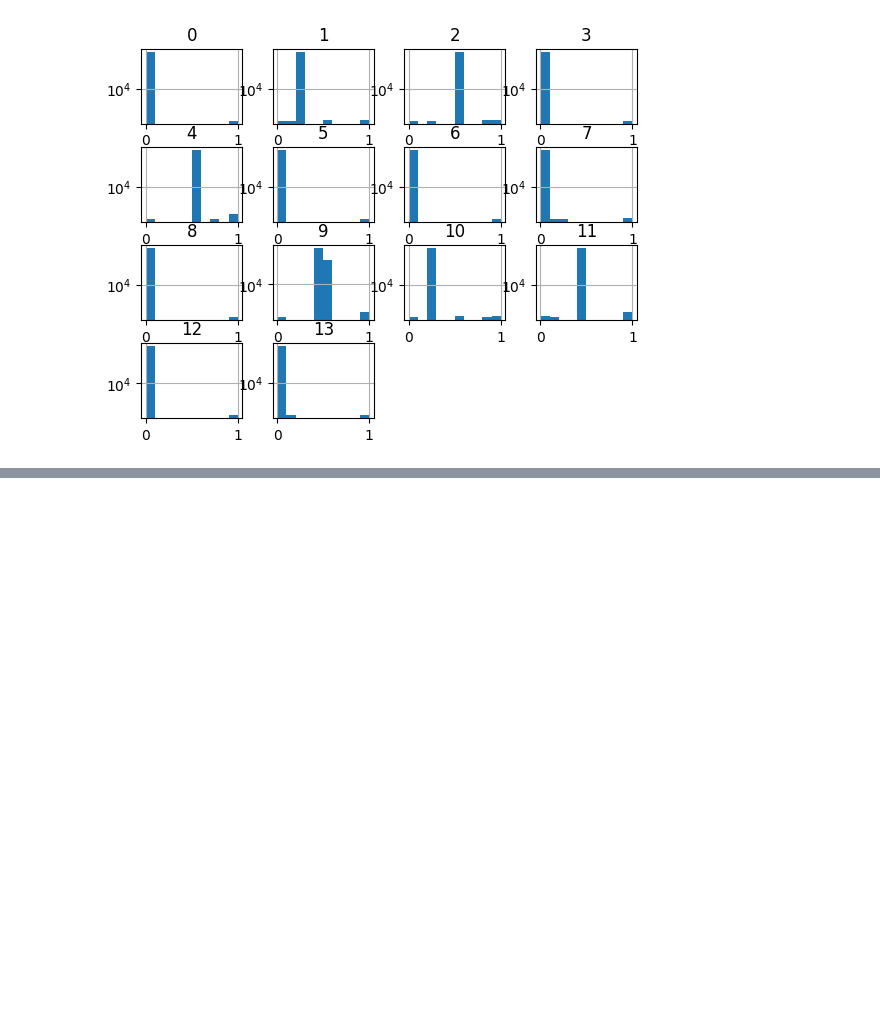
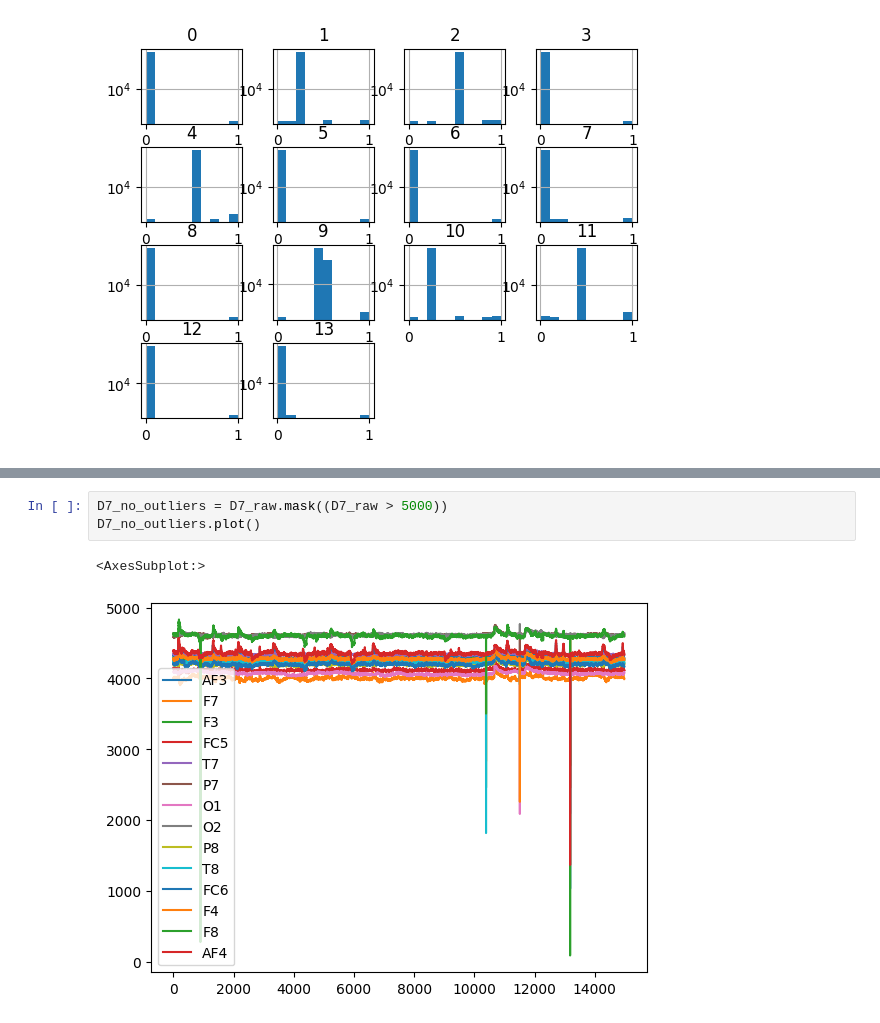
Before and after one commit to istvan-derda/Istvans-TSGBench, a Jupyter notebook: visualizations/d7_rare_min_max_values.ipynb, the cells around one changed output, grey strips where cells are left out. Drawn from its saved outputs; the diff is of its cells as text; blank space fills up the shorter version.

```diff
--- a/visualizations/d7_rare_min_max_values.ipynb
+++ b/visualizations/d7_rare_min_max_values.ipynb
@@ -26,0 +52,6 @@ array([[<AxesSubplot:title={'center':'0'}>,
+# %%
+D7_no_outliers = D7_raw.mask((D7_raw > 5000))
+D7_no_outliers.plot()
+# %% [output]
+<AxesSubplot:>
+[figure, added]
```
Also changed, not shown: parts of 6 cells of this notebook, 1 other file.
